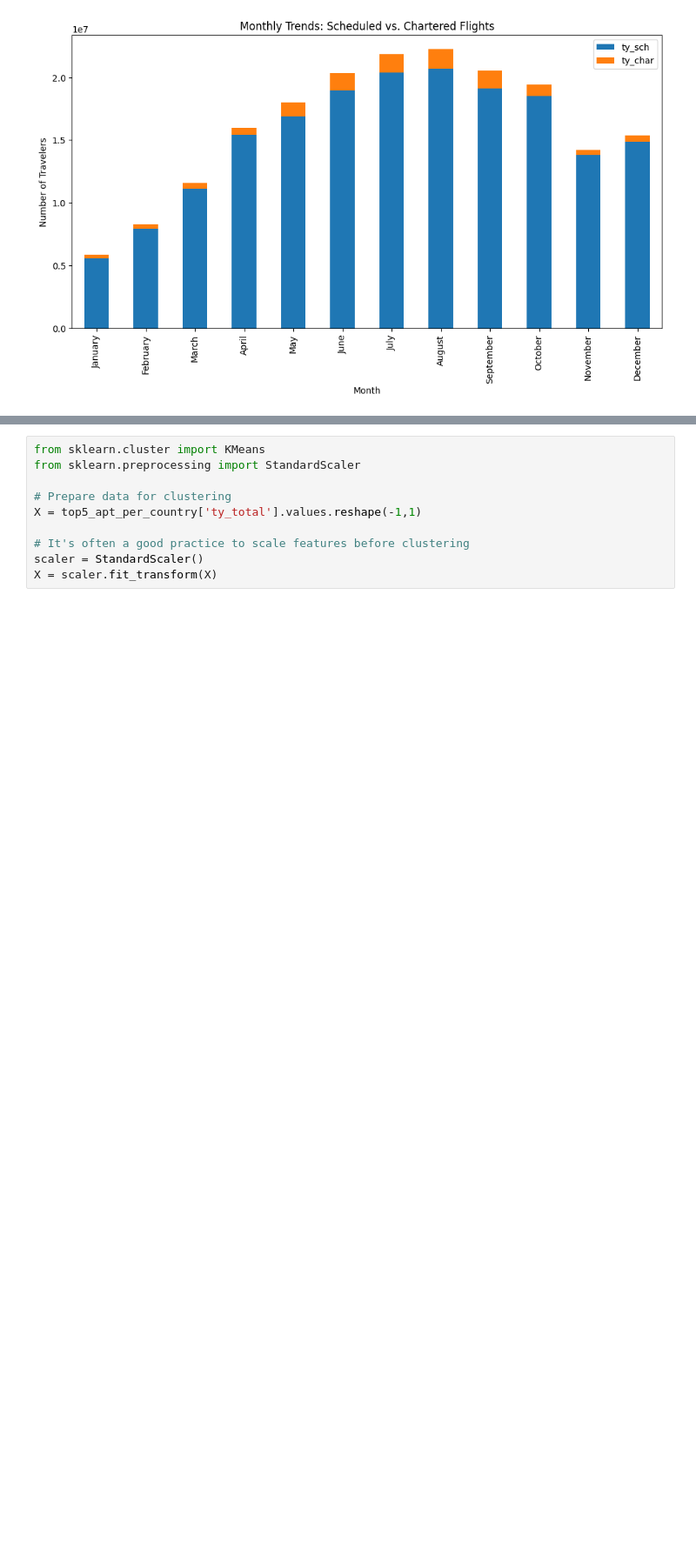
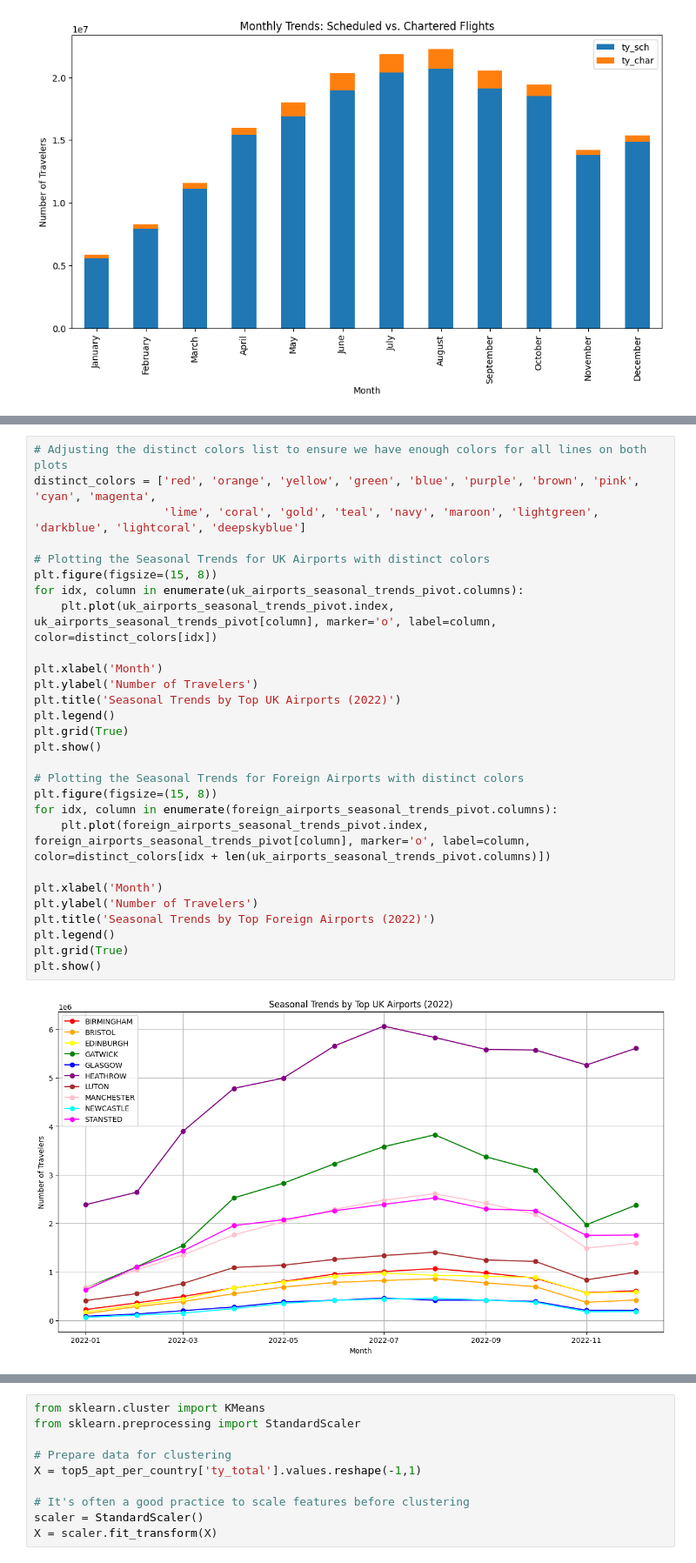
Before and after one commit to ot-babs/Holiday_EDA, a Jupyter notebook: Holiday_EDA.ipynb, the cells around one changed output, grey strips where cells are left out. Shown at 87% size. Cells and saved outputs as stored; diff of their text form; blank space fills up the shorter version.

```diff
--- a/Holiday_EDA.ipynb
+++ b/Holiday_EDA.ipynb
@@ -111,0 +207,30 @@ plt.show()
+# %%
+# Adjusting the distinct colors list to ensure we have enough colors for all lines on both plots
+distinct_colors = ['red', 'orange', 'yellow', 'green', 'blue', 'purple', 'brown', 'pink', 'cyan', 'magenta',
+                   'lime', 'coral', 'gold', 'teal', 'navy', 'maroon', 'lightgreen', 'darkblue', 'lightcoral', 'deepskyblue']
+
+# Plotting the Seasonal Trends for UK Airports with distinct colors
+plt.figure(figsize=(15, 8))
+for idx, column in enumerate(uk_airports_seasonal_trends_pivot.columns):
+    plt.plot(uk_airports_seasonal_trends_pivot.index, uk_airports_seasonal_trends_pivot[column], marker='o', label=column, color=distinct_colors[idx])
+
+plt.xlabel('Month')
+plt.ylabel('Number of Travelers')
+plt.title('Seasonal Trends by Top UK Airports (2022)')
+plt.legend()
+plt.grid(True)
+plt.show()
+
+# Plotting the Seasonal Trends for Foreign Airports with distinct colors
+plt.figure(figsize=(15, 8))
+for idx, column in enumerate(foreign_airports_seasonal_trends_pivot.columns):
+    plt.plot(foreign_airports_seasonal_trends_pivot.index, foreign_airports_seasonal_trends_pivot[column], marker='o', label=column, color=distinct_colors[idx + len(uk_airports_seasonal_trends_pivot.columns)])
+
+plt.xlabel('Month')
+plt.ylabel('Number of Travelers')
+plt.title('Seasonal Trends by Top Foreign Airports (2022)')
+plt.legend()
+plt.grid(True)
+plt.show()
+# %% [output]
+[figure, added]
```
Also changed, not shown: parts of 5 cells of this notebook.
